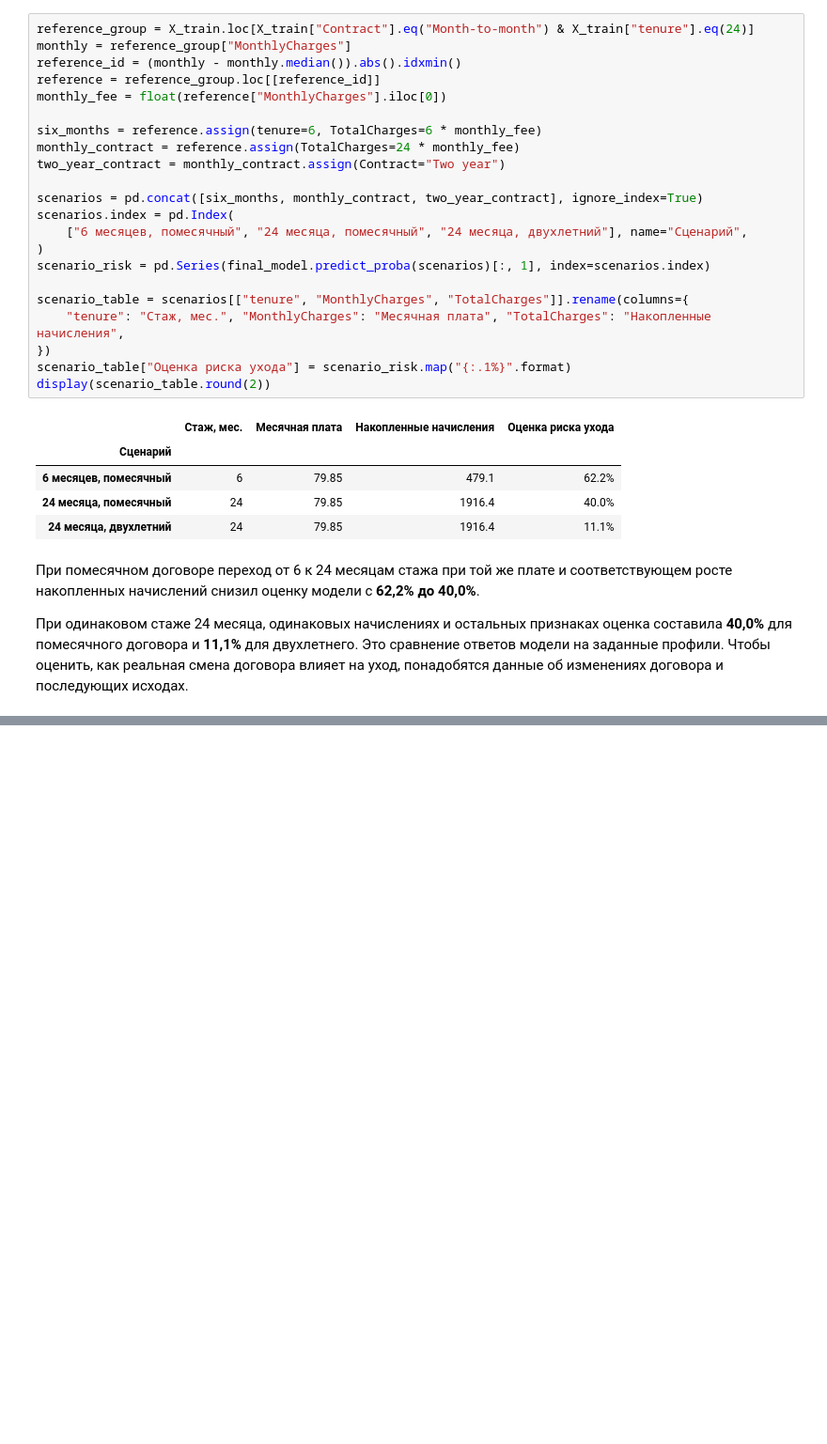
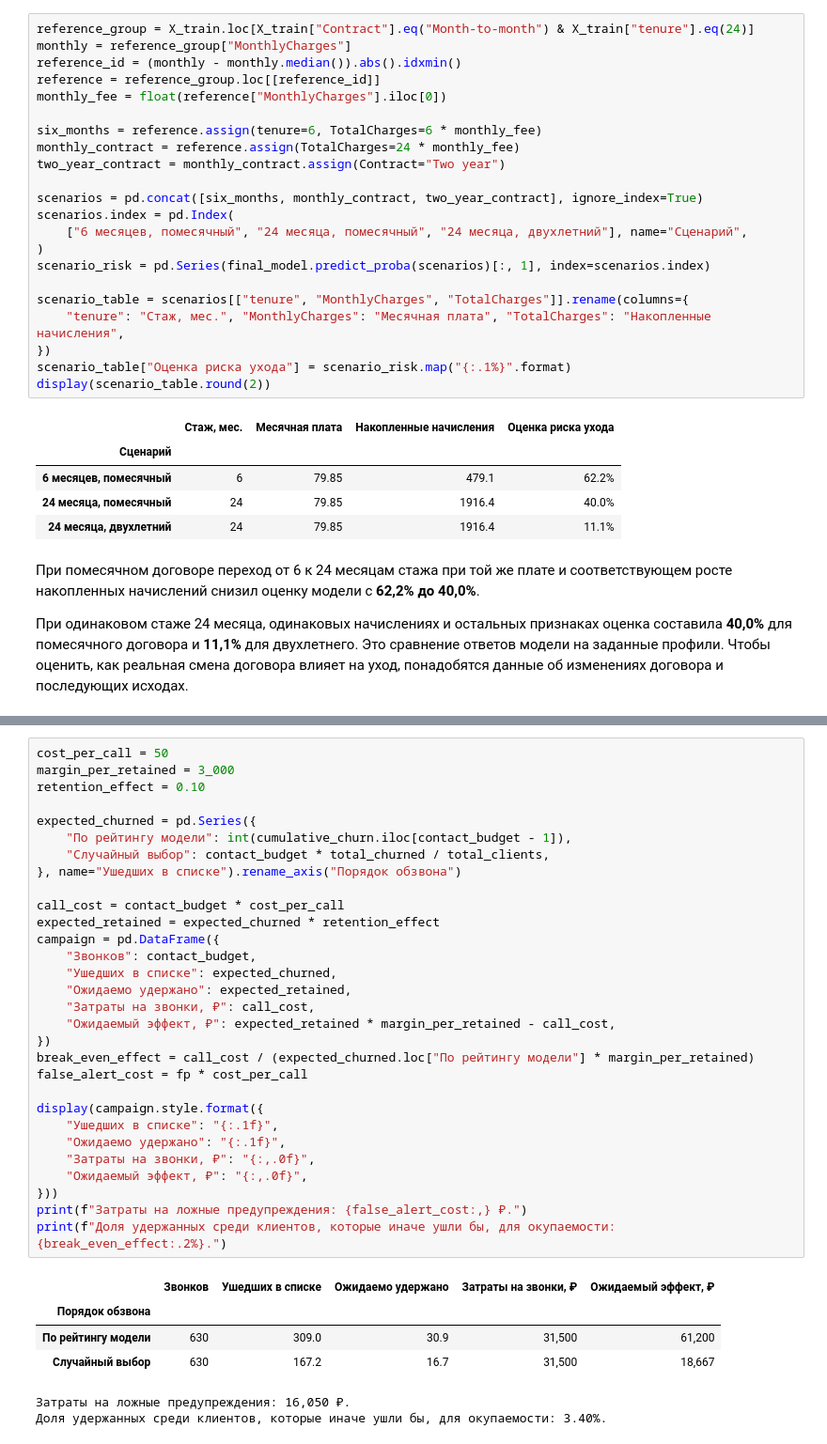
Before and after one commit to ozzzpo/imo-practicum, a Jupyter notebook: notebooks/final_modeling_shcherbakha.ipynb, the cells around one changed output, grey strips where cells are left out. Shown at 94% size. Cells and saved outputs as stored; diff of their text form; blank space fills up the shorter version.

```diff
--- a/notebooks/final_modeling_shcherbakha.ipynb
+++ b/notebooks/final_modeling_shcherbakha.ipynb
@@ -1701,0 +1761,37 @@ display(scenario_table.round(2))
+# %%
+cost_per_call = 50
+margin_per_retained = 3_000
+retention_effect = 0.10
+
+expected_churned = pd.Series({
+    "По рейтингу модели": int(cumulative_churn.iloc[contact_budget - 1]),
+    "Случайный выбор": contact_budget * total_churned / total_clients,
+}, name="Ушедших в списке").rename_axis("Порядок обзвона")
+
+call_cost = contact_budget * cost_per_call
+expected_retained = expected_churned * retention_effect
+campaign = pd.DataFrame({
+    "Звонков": contact_budget,
+    "Ушедших в списке": expected_churned,
+    "Ожидаемо удержано": expected_retained,
+    "Затраты на звонки, ₽": call_cost,
+    "Ожидаемый эффект, ₽": expected_retained * margin_per_retained - call_cost,
+})
+break_even_effect = call_cost / (expected_churned.loc["По рейтингу модели"] * margin_per_retained)
+false_alert_cost = fp * cost_per_call
+
+display(campaign.style.format({
+    "Ушедших в списке": "{:.1f}",
+    "Ожидаемо удержано": "{:.1f}",
+    "Затраты на звонки, ₽": "{:,.0f}",
+    "Ожидаемый эффект, ₽": "{:,.0f}",
+}))
+print(f"Затраты на ложные предупреждения: {false_alert_cost:,} ₽.")
+print(f"Доля удержанных среди клиентов, которые иначе ушли бы, для окупаемости: {break_even_effect:.2%}.")
+# %% [output]
+|  | Звонков | Ушедших в списке | Ожидаемо удержано | Затраты на звонки, ₽ | Ожидаемый эффект, ₽ |
+| Порядок обзвона |  |  |  |  |  |
+| По рейтингу модели | 630 | 309.0 | 30.9 | 31,500 | 61,200 |
+| Случайный выбор | 630 | 167.2 | 16.7 | 31,500 | 18,667 |
+Затраты на ложные предупреждения: 16,050 ₽.
+Доля удержанных среди клиентов, которые иначе ушли бы, для окупаемости: 3.40%.
```
Also changed, not shown: parts of 16 cells of this notebook.
